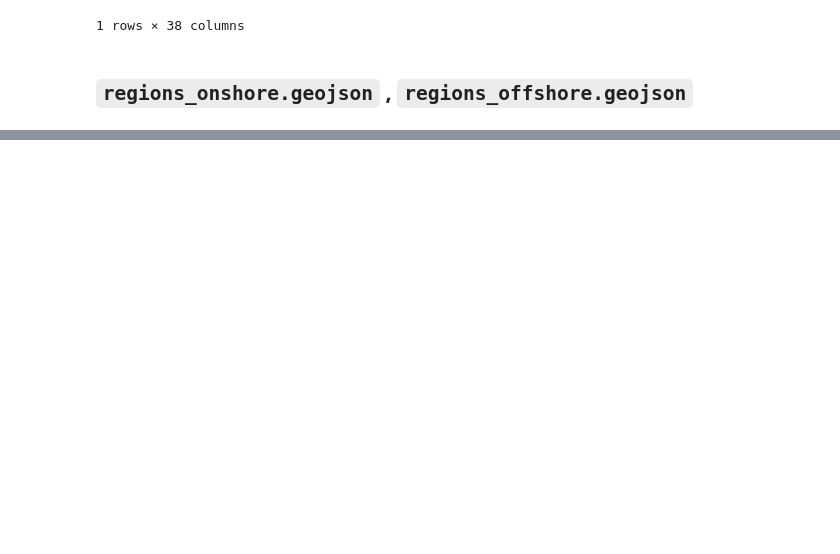
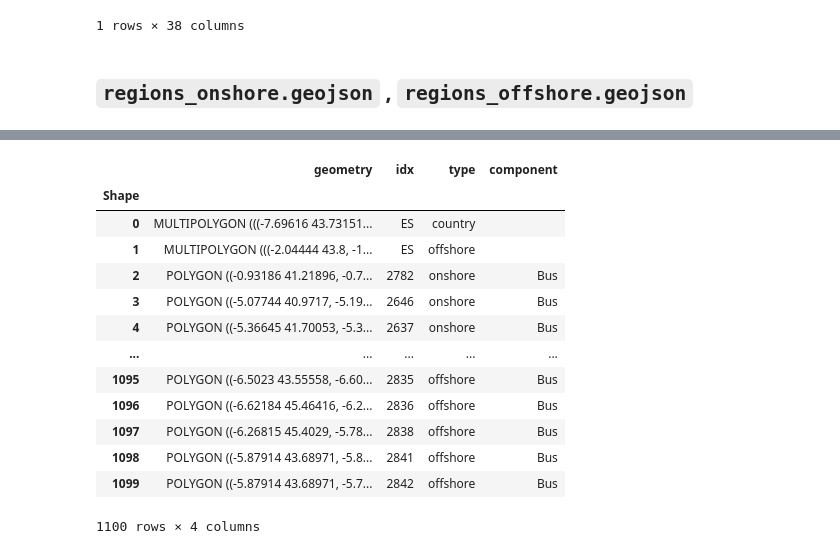
Before and after one commit to cristobal-GC/pypsaX-notebooks, a Jupyter notebook: rules/base_network.ipynb, the cells around one changed output, grey strips where cells are left out. Drawn from its saved outputs; the diff is of its cells as text; code cells hidden in the pictures; blank space fills up the shorter version.

```diff
--- a/rules/base_network.ipynb
+++ b/rules/base_network.ipynb
@@ -170,0 +202,17 @@ Contains onshore and offshore regions information stored in `n.shapes`.
+# %%
+n.shapes
+# %% [output]
+|  | geometry | idx | type | component |
+| Shape |  |  |  |  |
+| 0 | MULTIPOLYGON (((-7.69616 43.73151... | ES | country |  |
+| 1 | MULTIPOLYGON (((-2.04444 43.8, -1... | ES | offshore |  |
+| 2 | POLYGON ((-0.93186 41.21896, -0.7... | 2782 | onshore | Bus |
+| 3 | POLYGON ((-5.07744 40.9717, -5.19... | 2646 | onshore | Bus |
+| 4 | POLYGON ((-5.36645 41.70053, -5.3... | 2637 | onshore | Bus |
+| ... | ... | ... | ... | ... |
+| 1095 | POLYGON ((-6.5023 43.55558, -6.60... | 2835 | offshore | Bus |
+| 1096 | POLYGON ((-6.62184 45.46416, -6.2... | 2836 | offshore | Bus |
+| 1097 | POLYGON ((-6.26815 45.4029, -5.78... | 2838 | offshore | Bus |
+| 1098 | POLYGON ((-5.87914 43.68971, -5.8... | 2841 | offshore | Bus |
+| 1099 | POLYGON ((-5.87914 43.68971, -5.7... | 2842 | offshore | Bus |
+1100 rows × 4 columns
```
Also changed, not shown: parts of 11 cells of this notebook, 2 other files.
